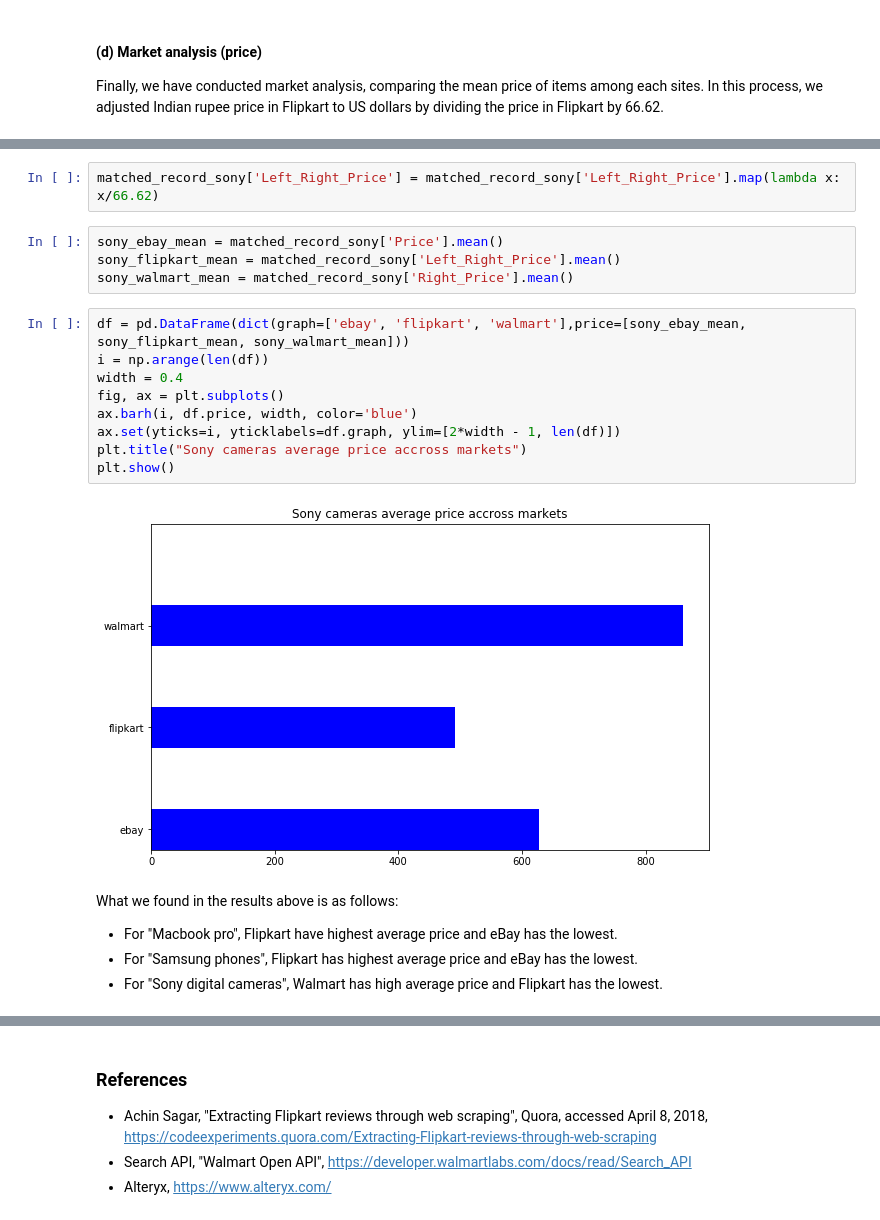
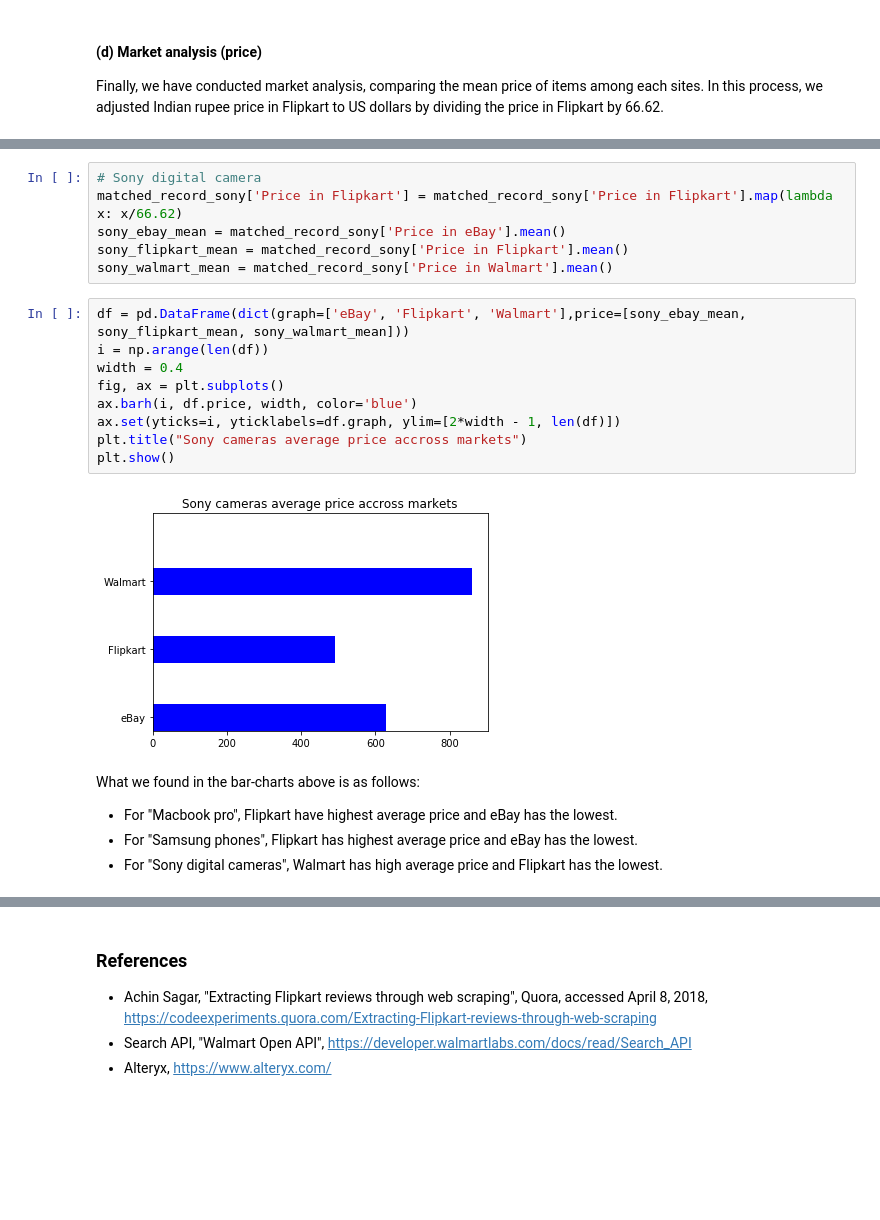
Before and after one commit to hika113/group16, a Jupyter notebook: Final_report_rev4.ipynb, the cells around one changed output, grey strips where cells are left out. Drawn from its saved outputs; the diff is of its cells as text; blank space fills up the shorter version.

```diff
--- a/Final_report_rev4.ipynb
+++ b/Final_report_rev4.ipynb
@@ -869,22 +871,22 @@ plt.show()
-# %%
-matched_record_sony['Left_Right_Price'] = matched_record_sony['Left_Right_Price'].map(lambda x: x/66.62)
-# %%
-sony_ebay_mean = matched_record_sony['Price'].mean()
-sony_flipkart_mean = matched_record_sony['Left_Right_Price'].mean()
-sony_walmart_mean = matched_record_sony['Right_Price'].mean()
+# %%
+# Sony digital camera
+matched_record_sony['Price in Flipkart'] = matched_record_sony['Price in Flipkart'].map(lambda x: x/66.62)
+sony_ebay_mean = matched_record_sony['Price in eBay'].mean()
+sony_flipkart_mean = matched_record_sony['Price in Flipkart'].mean()
+sony_walmart_mean = matched_record_sony['Price in Walmart'].mean()
 # %%
-df = pd.DataFrame(dict(graph=['ebay', 'flipkart', 'walmart'],price=[sony_ebay_mean, sony_flipkart_mean, sony_walmart_mean]))
+df = pd.DataFrame(dict(graph=['eBay', 'Flipkart', 'Walmart'],price=[sony_ebay_mean, sony_flipkart_mean, sony_walmart_mean]))
 i = np.arange(len(df))
 width = 0.4
 fig, ax = plt.subplots()
 ax.barh(i, df.price, width, color='blue')
 ax.set(yticks=i, yticklabels=df.graph, ylim=[2*width - 1, len(df)])
 plt.title("Sony cameras average price accross markets")
 plt.show()
 # %% [output]
-[figure, old version]
+[figure, new version]
 # %% [markdown]
-What we found in the results above is as follows:
+What we found in the bar-charts above is as follows:
 - For "Macbook pro", Flipkart have highest average price and eBay has the lowest.
 - For "Samsung phones", Flipkart has highest average price and eBay has the lowest.
 - For "Sony digital cameras", Walmart has high average price and Flipkart has the lowest.
```
Also changed, not shown: parts of 43 cells of this notebook, 1 other file.
